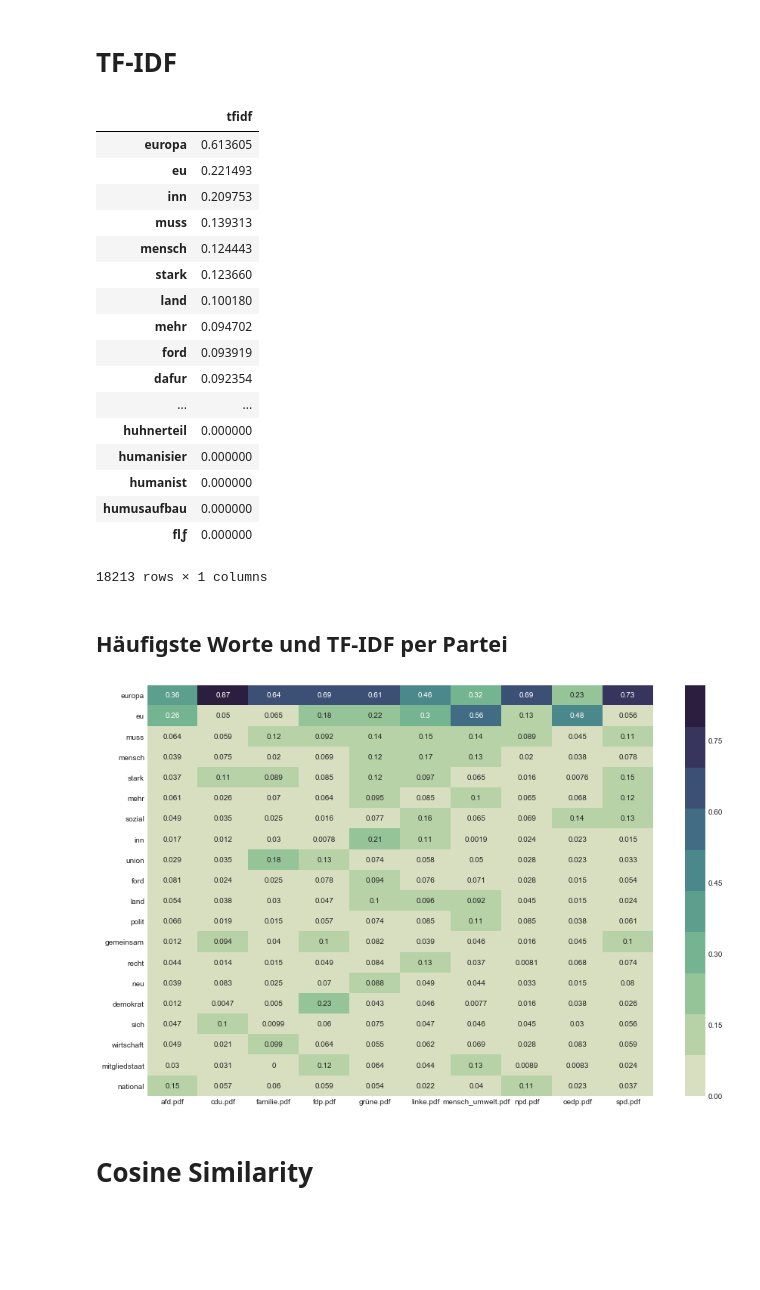
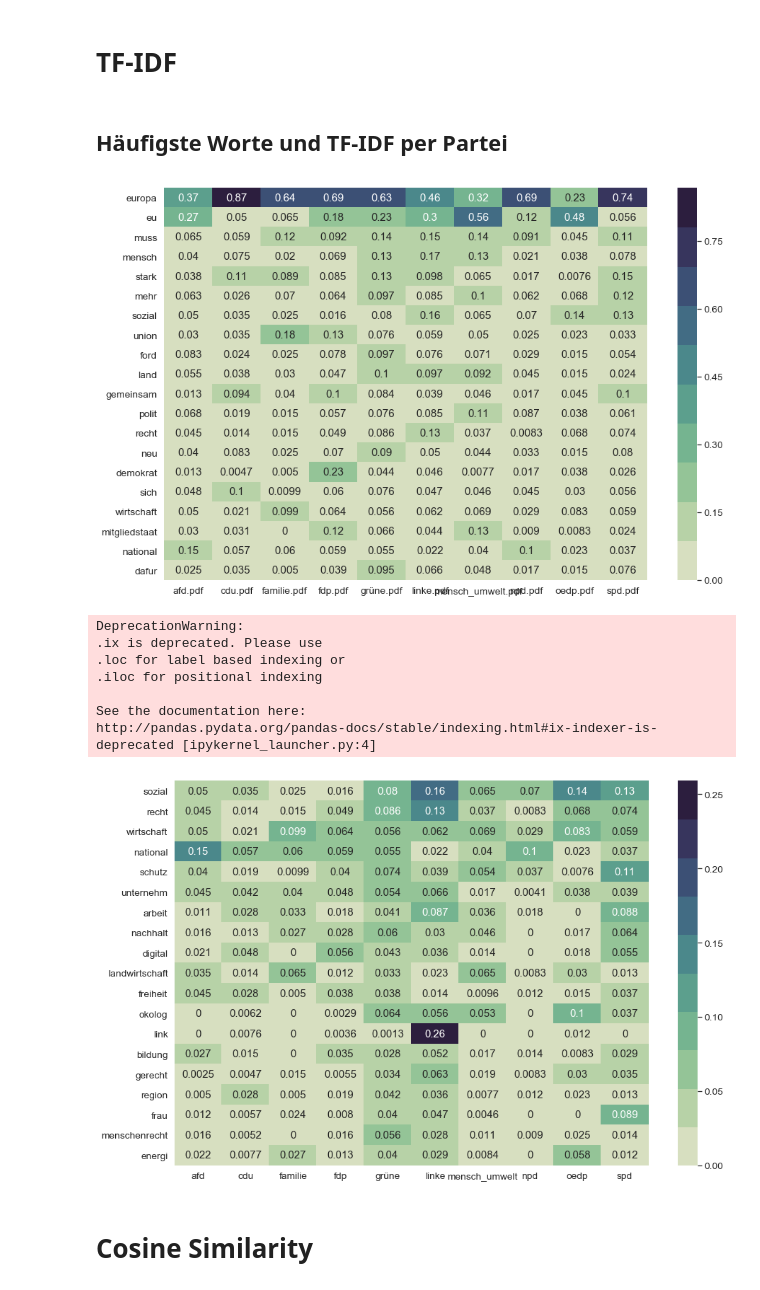
Before and after one commit to dpleus/TF-IDF, a Jupyter notebook: Similarity Analysis.ipynb, the cells around one changed output. Cells and saved outputs as stored; diff of their text form; code cells hidden in the pictures; blank space fills up the shorter version.

```diff
--- a/Similarity Analysis.ipynb
+++ b/Similarity Analysis.ipynb
@@ -84,3 +83,5 @@ spd.pdf- done!
+# %%
+names[6]="m_umw"
 # %% [markdown]
 # Data Preprocessing
 # %%
@@ -162,30 +162,2 @@ res=tfidf.fit_transform(lis)
-# %%
-feature_names = tfidf.get_feature_names()
-
-#get tfidf vector for first document
-first_document_vector=res[4]
-
-#print the scores
-df = pd.DataFrame(first_document_vector.T.todense(), index=feature_names, columns=["tfidf"])
-df.sort_values(by=["tfidf"],ascending=False)
-# %% [output]
-|  | tfidf |
-| europa | 0.613605 |
-| eu | 0.221493 |
-| inn | 0.209753 |
-| muss | 0.139313 |
-| mensch | 0.124443 |
-| stark | 0.123660 |
-| land | 0.100180 |
-| mehr | 0.094702 |
-| ford | 0.093919 |
-| dafur | 0.092354 |
-| ... | ... |
-| huhnerteil | 0.000000 |
-| humanisier | 0.000000 |
-| humanist | 0.000000 |
-| humusaufbau | 0.000000 |
-| ﬂƒ | 0.000000 |
-18213 rows × 1 columns
 # %% [markdown]
 ## Häufigste Worte und TF-IDF per Partei
@@ -198,9 +164,34 @@ df_head=df.sort_values("0_y", ascending=False).head(20).drop(columns=["0_y","sum
 # %%
+# Create DataFrame with top words
+df=pd.DataFrame(data = res.T.toarray(), index = tfidf.get_feature_names())
+df=pd.merge(df, total_counts, left_index = True, right_index = True)
+df_head=df.sort_values("0_y", ascending = False).head(20).drop(columns = ["0_y"])
+
+# Create Plot
 plt.figure(figsize=(15,10))
-g=sns.heatmap(df_head, annot=True, cmap=sns.cubehelix_palette(10, start=.5, rot=-.75))
+g=sns.heatmap(df_head, annot = True, cmap = sns.cubehelix_palette(10, start = .5, rot = -.75))
 g=g.set(xticklabels=files)
 # %% [output]
-[figure, old version]
+[figure, new version]
+# %%
+# Create DataFrame with top words
+df_manual=df.sort_values("0_y", ascending=False).head(100).drop(columns=["0_y"])
+selected = ["sozial", "recht", "wirtschaft","national","schutz","unternehm","arbeit","nachhalt","digital", "landwirtschaft", "freiheit","okolog", "link","bildung","gerecht","region","frau","menschenrecht","energi"]
+df_manual=df_manual.ix[selected]
+
+#Create Plot
+plt.figure(figsize=(15,10))
+g=sns.heatmap(df_manual, annot=True, cmap=sns.cubehelix_palette(10, start=.5, rot=-.75))
+g=g.set(xticklabels=names)
+# %% [output]
+DeprecationWarning:
+.ix is deprecated. Please use
+.loc for label based indexing or
+.iloc for positional indexing
+
+See the documentation here:
+http://pandas.pydata.org/pandas-docs/stable/indexing.html#ix-indexer-is-deprecated [ipykernel_launcher.py:4]
+[figure, added]
 # %% [markdown]
 # Cosine Similarity
 # %%
```
Also changed, not shown: parts of 32 cells of this notebook.
